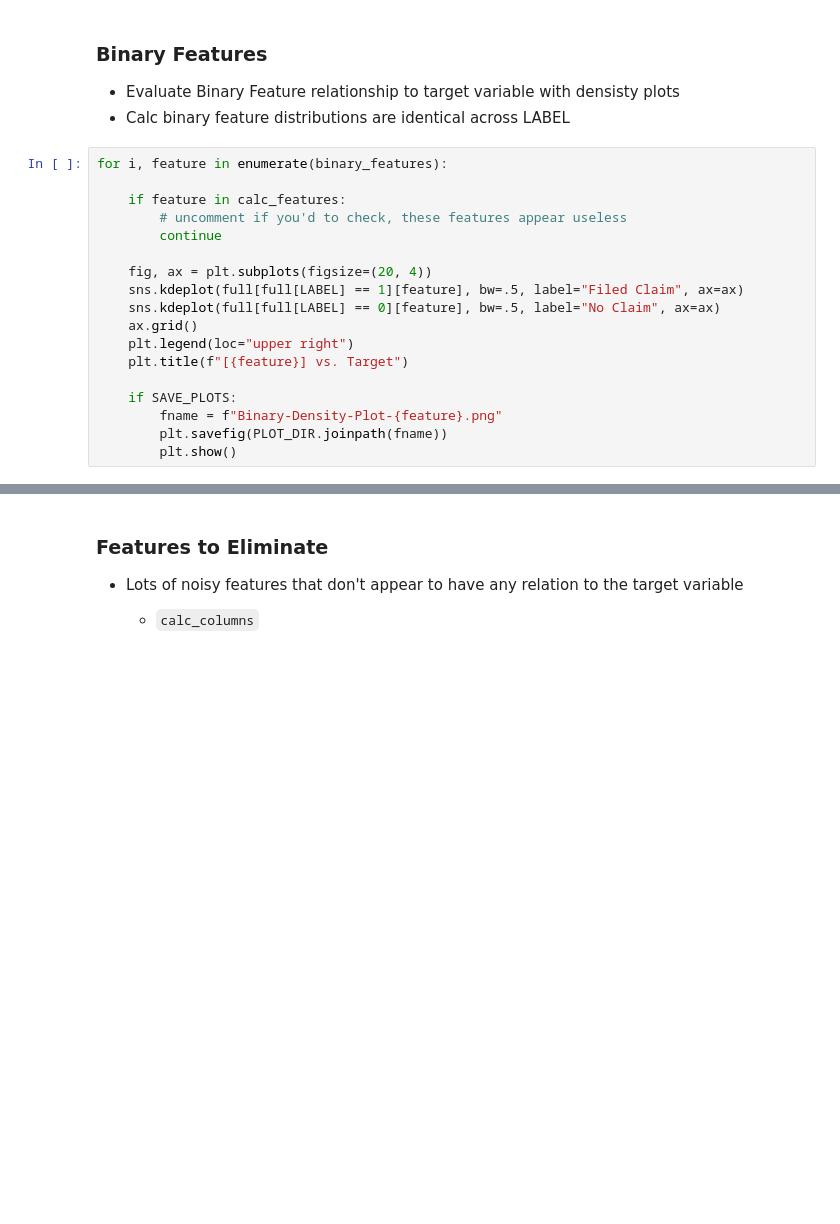
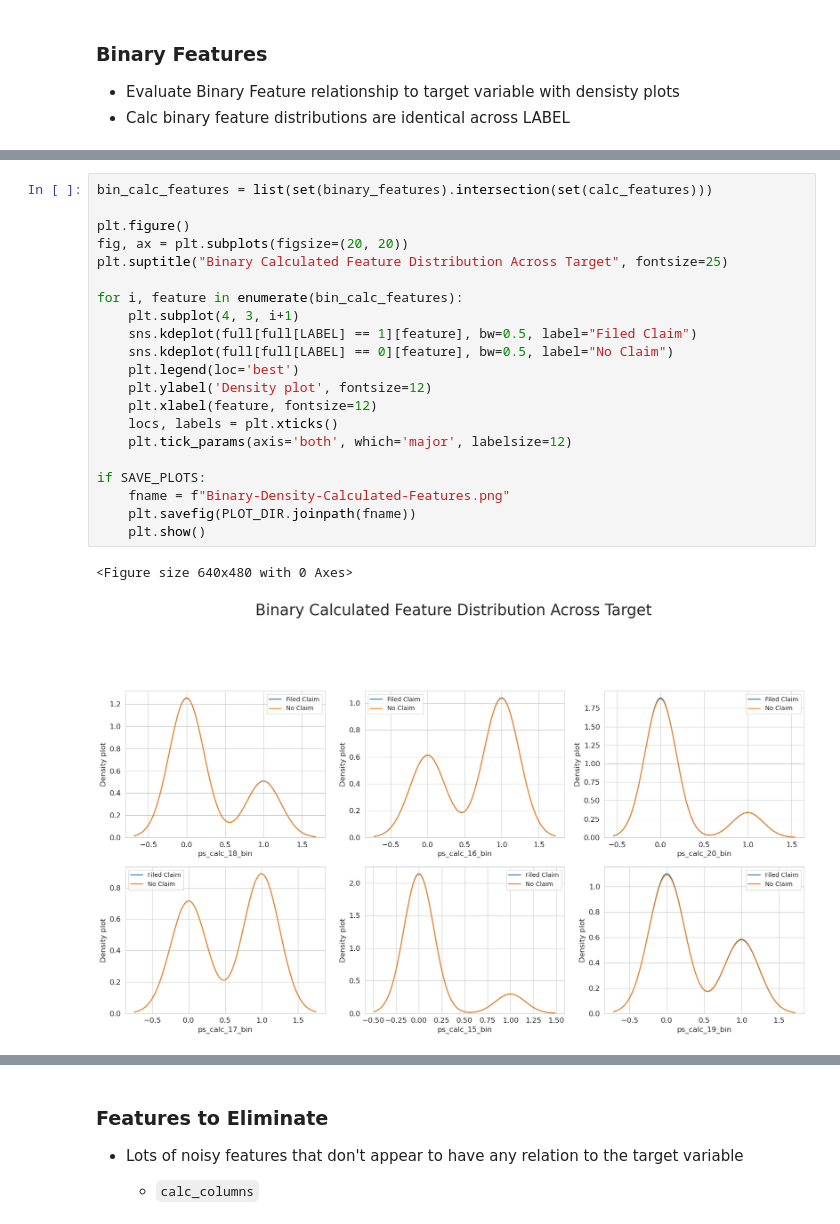
Before and after one commit to RickArko/ami-porto, a Jupyter notebook: EDA.ipynb, the cells around one changed output, grey strips where cells are left out. Saved outputs shown, nothing was run; the diff lists cells and outputs as text; blank space fills up the shorter version.

```diff
--- a/EDA.ipynb
+++ b/EDA.ipynb
@@ -258,21 +277,3 @@ Categorical Feature: ps_car_11_cat      values: 104
 
 - Evaluate Binary Feature relationship to target variable with densisty plots
 - Calc binary feature distributions are identical across LABEL
-# %%
-for i, feature in enumerate(binary_features):
-
-    if feature in calc_features:
-        # uncomment if you'd to check, these features appear useless
-        continue
-
-    fig, ax = plt.subplots(figsize=(20, 4))
-    sns.kdeplot(full[full[LABEL] == 1][feature], bw=.5, label="Filed Claim", ax=ax)
-    sns.kdeplot(full[full[LABEL] == 0][feature], bw=.5, label="No Claim", ax=ax)
-    ax.grid()
-    plt.legend(loc="upper right")
-    plt.title(f"[{feature}] vs. Target")
-
-    if SAVE_PLOTS:
-        fname = f"Binary-Density-Plot-{feature}.png"
-        plt.savefig(PLOT_DIR.joinpath(fname))
-        plt.show()
@@ -308,0 +280,24 @@ Bad pipe message: %s [b'>\x8cs\xee{\xdel\xf9qI"\xf1\rTGq\'\x99\x00\x00\xf4\xc00\
+# %%
+bin_calc_features = list(set(binary_features).intersection(set(calc_features)))
+
+plt.figure()
+fig, ax = plt.subplots(figsize=(20, 20))
+plt.suptitle("Binary Calculated Feature Distribution Across Target", fontsize=25)
+
+for i, feature in enumerate(bin_calc_features):
+    plt.subplot(4, 3, i+1)
+    sns.kdeplot(full[full[LABEL] == 1][feature], bw=0.5, label="Filed Claim")
+    sns.kdeplot(full[full[LABEL] == 0][feature], bw=0.5, label="No Claim")
+    plt.legend(loc='best')
+    plt.ylabel('Density plot', fontsize=12)
+    plt.xlabel(feature, fontsize=12)
+    locs, labels = plt.xticks()
+    plt.tick_params(axis='both', which='major', labelsize=12)
+
+if SAVE_PLOTS:
+    fname = f"Binary-Density-Calculated-Features.png"
+    plt.savefig(PLOT_DIR.joinpath(fname))
+    plt.show()
+# %% [output]
+<Figure size 640x480 with 0 Axes>
+[figure, added]
```
Also changed, not shown: parts of 4 cells of this notebook, 4 other files.
